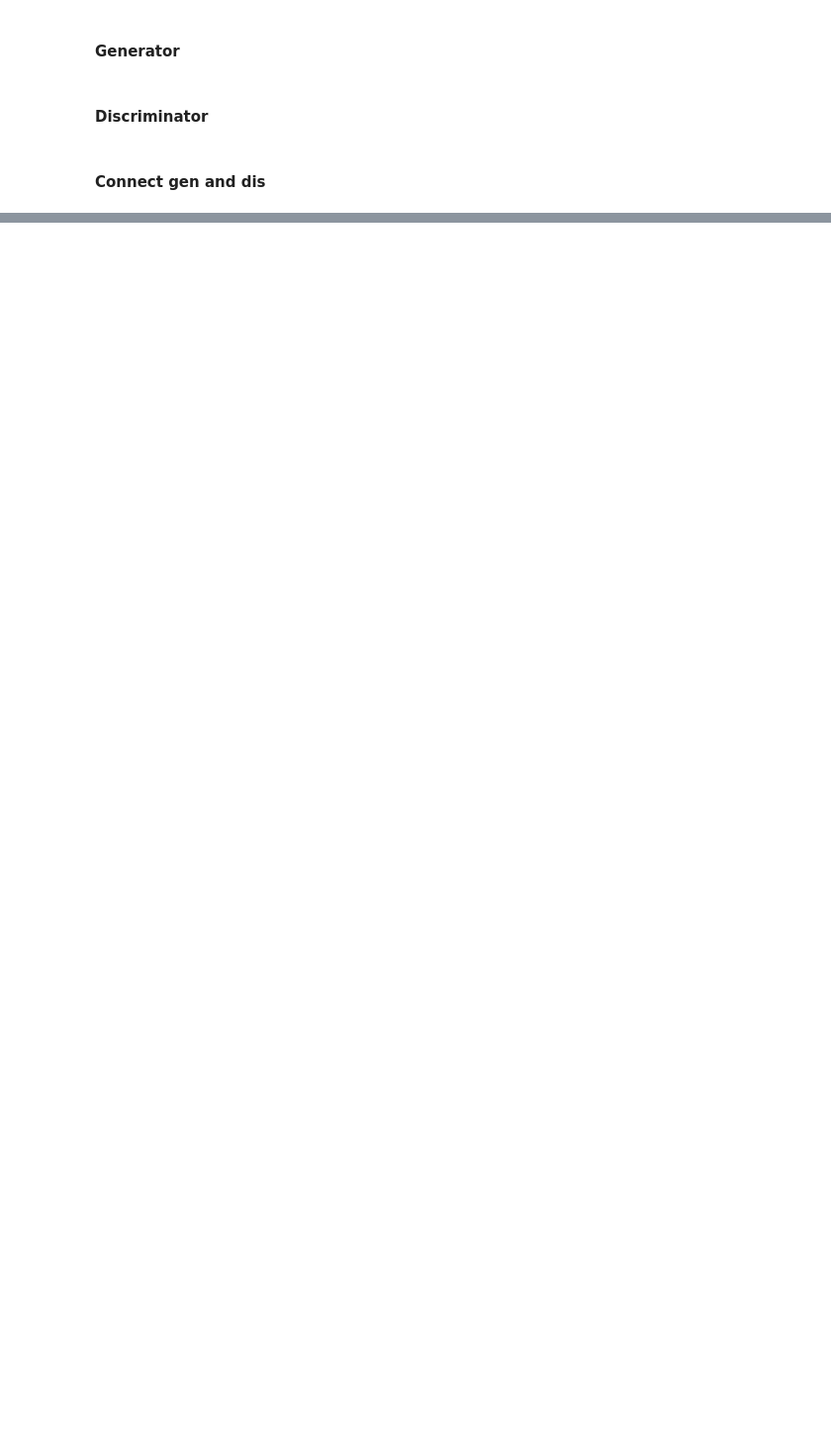
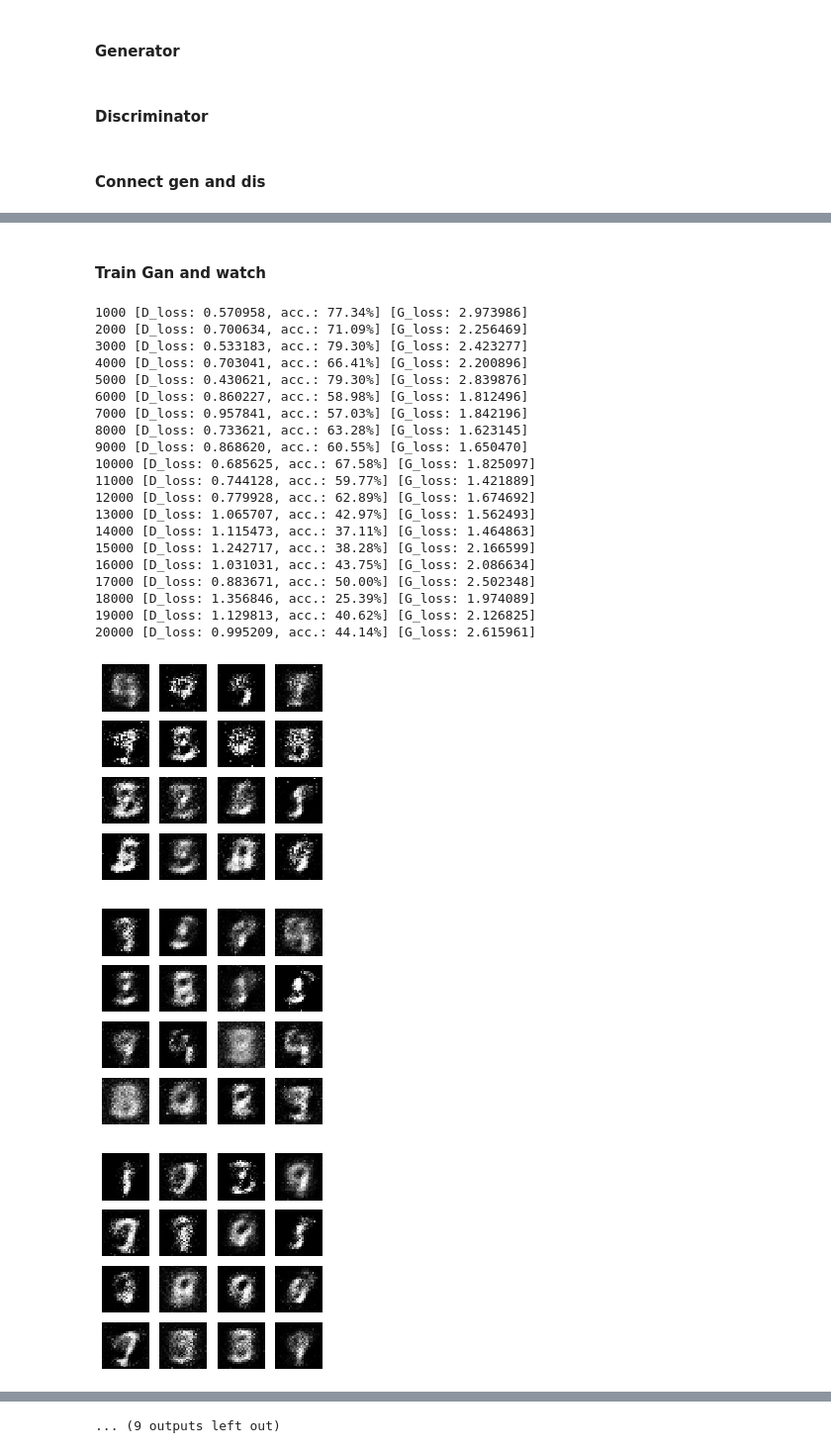
Before and after one commit to shobhitsundriyal/GANsta, a Jupyter notebook: simpleGan_Mnist.ipynb, the cells around one changed output, grey strips where cells are left out. Shown at 99% size. Saved outputs shown, nothing was run; the diff lists cells and outputs as text; code cells hidden in the pictures; blank space fills up the shorter version.

```diff
--- a/simpleGan_Mnist.ipynb
+++ b/simpleGan_Mnist.ipynb
@@ -43,3 +43,17 @@ def build_gan(generator, discriminator):
   model.add(generator)
   model.add(discriminator)
   return model
+# %%
+#Build and compile Discriminator
+discriminator = build_discriminator(img_shape)
+discriminator.compile(loss='binary_crossentropy', metrics=['accuracy'], optimizer=Adam())
+
+#Build the generator
+generator = build_generator(img_shape, z_dim)
+
+#Keep discriminator parameters constant while generator is training
+discriminator.trainable = False
+
+#Build and compile GAN with discriminator fixed
+gan = build_gan(generator, discriminator)
+gan.compile(loss='binary_crossentropy', optimizer=Adam())
@@ -45,0 +143,36 @@ def build_gan(generator, discriminator):
+# %% [markdown]
+#### Train Gan and watch
+# %%
+import warnings
+warnings.filterwarnings('ignore')
+# Set hyperparameters
+iterations = 20000
+batch_size = 128
+sample_interval = 1000
+
+# Train the GAN for the specified number of iterations
+train(iterations, batch_size, sample_interval)
+# %% [output]
+1000 [D_loss: 0.570958, acc.: 77.34%] [G_loss: 2.973986]
+2000 [D_loss: 0.700634, acc.: 71.09%] [G_loss: 2.256469]
+3000 [D_loss: 0.533183, acc.: 79.30%] [G_loss: 2.423277]
+4000 [D_loss: 0.703041, acc.: 66.41%] [G_loss: 2.200896]
+5000 [D_loss: 0.430621, acc.: 79.30%] [G_loss: 2.839876]
+6000 [D_loss: 0.860227, acc.: 58.98%] [G_loss: 1.812496]
+7000 [D_loss: 0.957841, acc.: 57.03%] [G_loss: 1.842196]
+8000 [D_loss: 0.733621, acc.: 63.28%] [G_loss: 1.623145]
+9000 [D_loss: 0.868620, acc.: 60.55%] [G_loss: 1.650470]
+10000 [D_loss: 0.685625, acc.: 67.58%] [G_loss: 1.825097]
+11000 [D_loss: 0.744128, acc.: 59.77%] [G_loss: 1.421889]
+12000 [D_loss: 0.779928, acc.: 62.89%] [G_loss: 1.674692]
+13000 [D_loss: 1.065707, acc.: 42.97%] [G_loss: 1.562493]
+14000 [D_loss: 1.115473, acc.: 37.11%] [G_loss: 1.464863]
+15000 [D_loss: 1.242717, acc.: 38.28%] [G_loss: 2.166599]
+16000 [D_loss: 1.031031, acc.: 43.75%] [G_loss: 2.086634]
+17000 [D_loss: 0.883671, acc.: 50.00%] [G_loss: 2.502348]
+18000 [D_loss: 1.356846, acc.: 25.39%] [G_loss: 1.974089]
+19000 [D_loss: 1.129813, acc.: 40.62%] [G_loss: 2.126825]
+20000 [D_loss: 0.995209, acc.: 44.14%] [G_loss: 2.615961]
+[figure, added]
+[figure, added]
+[figure, added]
@@ -45,0 +187 @@ def build_gan(generator, discriminator):
+... (9 outputs left out)
```
Also changed, not shown: parts of 6 cells of this notebook.
